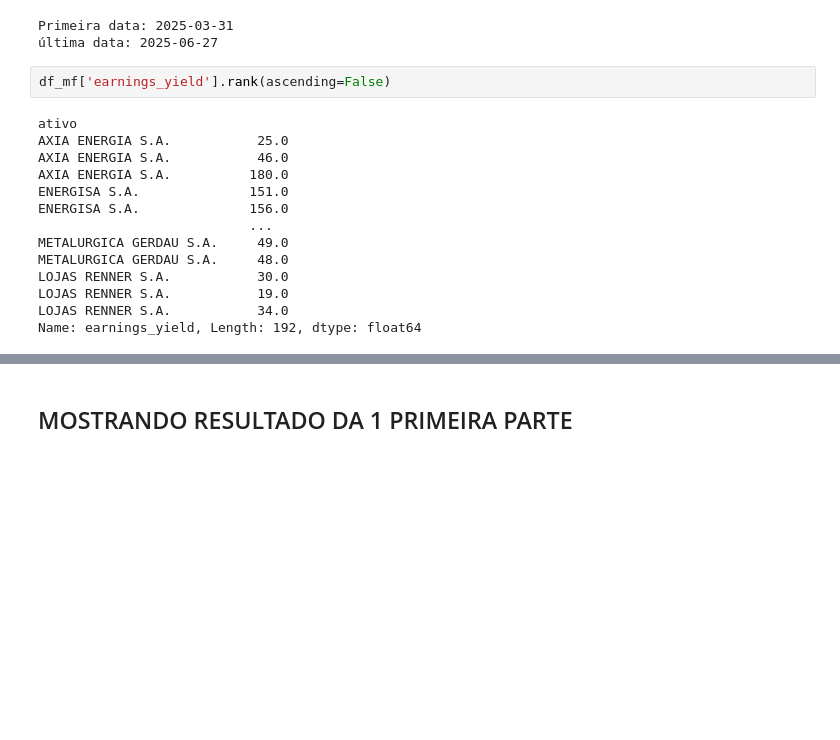
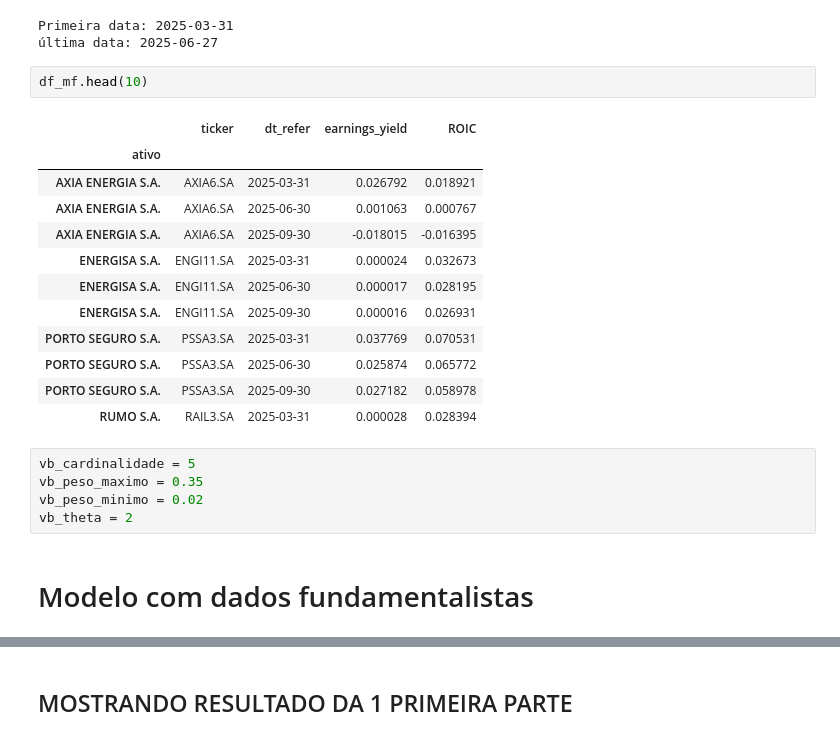
Before and after one commit to JoaoNogaroli/mestrado, a Jupyter notebook: Disciplina-atellier/aula 29-05-2026/app_otimizacao_carteira_magic_formula.ipynb, the cells around one changed output, grey strips where cells are left out. Drawn from its saved outputs; the diff is of its cells as text; blank space fills up the shorter version.

```diff
--- a/Disciplina-atellier/aula 29-05-2026/app_otimizacao_carteira_magic_formula.ipynb
+++ b/Disciplina-atellier/aula 29-05-2026/app_otimizacao_carteira_magic_formula.ipynb
@@ -92,22 +73,28 @@ print('última data: ' + str(um_ativos.index.max()))
 # %% [output]
 Primeira data: 2025-03-31
 última data: 2025-06-27
-# %%
-df_mf['earnings_yield'].rank(ascending=False)
-# %% [output]
-ativo
-AXIA ENERGIA S.A.           25.0
-AXIA ENERGIA S.A.           46.0
-AXIA ENERGIA S.A.          180.0
-ENERGISA S.A.              151.0
-ENERGISA S.A.              156.0
-                           ...
-METALURGICA GERDAU S.A.     49.0
-METALURGICA GERDAU S.A.     48.0
-LOJAS RENNER S.A.           30.0
-LOJAS RENNER S.A.           19.0
-LOJAS RENNER S.A.           34.0
-Name: earnings_yield, Length: 192, dtype: float64
+# %%
+df_mf.head(10)
+# %% [output]
+|  | ticker | dt_refer | earnings_yield | ROIC |
+| ativo |  |  |  |  |
+| AXIA ENERGIA S.A. | AXIA6.SA | 2025-03-31 | 0.026792 | 0.018921 |
+| AXIA ENERGIA S.A. | AXIA6.SA | 2025-06-30 | 0.001063 | 0.000767 |
+| AXIA ENERGIA S.A. | AXIA6.SA | 2025-09-30 | -0.018015 | -0.016395 |
+| ENERGISA S.A. | ENGI11.SA | 2025-03-31 | 0.000024 | 0.032673 |
+| ENERGISA S.A. | ENGI11.SA | 2025-06-30 | 0.000017 | 0.028195 |
+| ENERGISA S.A. | ENGI11.SA | 2025-09-30 | 0.000016 | 0.026931 |
+| PORTO SEGURO S.A. | PSSA3.SA | 2025-03-31 | 0.037769 | 0.070531 |
+| PORTO SEGURO S.A. | PSSA3.SA | 2025-06-30 | 0.025874 | 0.065772 |
+| PORTO SEGURO S.A. | PSSA3.SA | 2025-09-30 | 0.027182 | 0.058978 |
+| RUMO S.A. | RAIL3.SA | 2025-03-31 | 0.000028 | 0.028394 |
+# %%
+vb_cardinalidade = 5
+vb_peso_maximo = 0.35
+vb_peso_minimo = 0.02
+vb_theta = 2
+# %% [markdown]
+# Modelo com dados fundamentalistas
 # %%
 # ------ CRIAÇÃO DO MODELO
 model = pyo.ConcreteModel()
```
Also changed, not shown: parts of 16 cells of this notebook.
